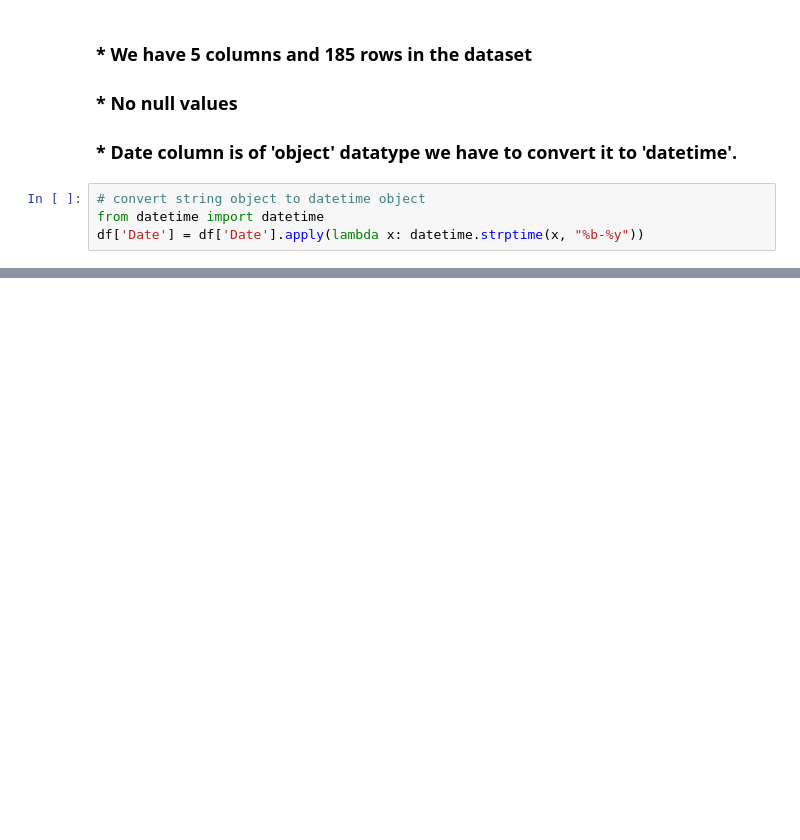
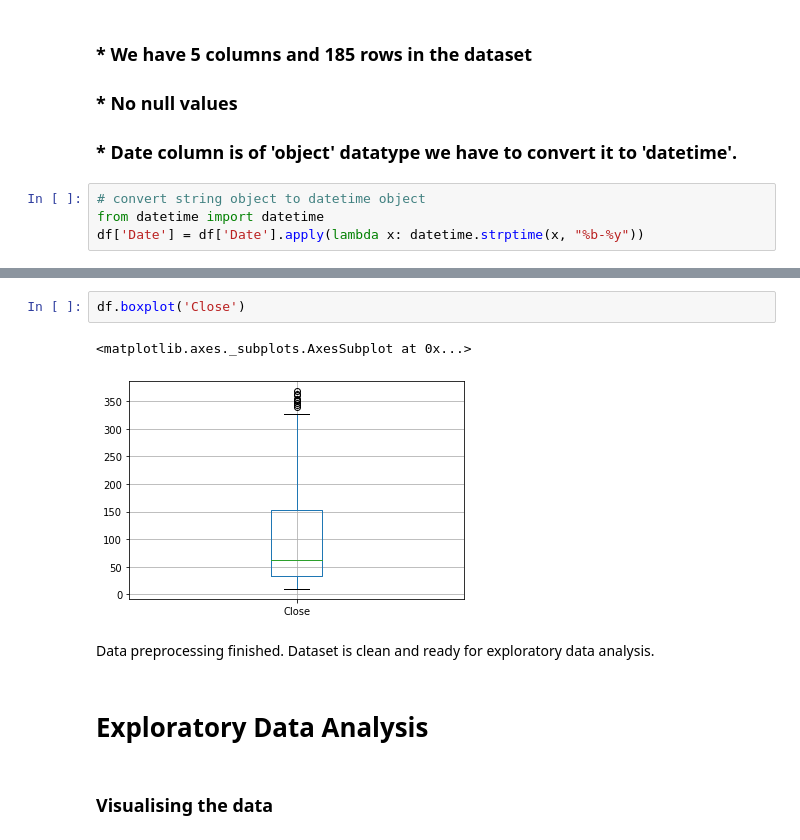
Before and after one commit to ShuklaRajni/Yes_Bank_Stock_Prices_Prediction_analysis, a Jupyter notebook: Yes_Bank_Stock_Closing_Price_Prediction_Capstone_Project_2.ipynb, the cells around one changed output, grey strips where cells are left out. Cells and saved outputs as stored; diff of their text form; blank space fills up the shorter version.

```diff
--- a/Yes_Bank_Stock_Closing_Price_Prediction_Capstone_Project_2.ipynb
+++ b/Yes_Bank_Stock_Closing_Price_Prediction_Capstone_Project_2.ipynb
@@ -151,0 +200,11 @@ df['Date'] = df['Date'].apply(lambda x: datetime.strptime(x, "%b-%y"))
+# %%
+df.boxplot('Close')
+# %% [output]
+<matplotlib.axes._subplots.AxesSubplot at 0x...>
+[figure, added]
+# %% [markdown]
+Data preprocessing finished. Dataset is clean and ready for exploratory data analysis.
+# %% [markdown]
+# **Exploratory Data Analysis**
+# %% [markdown]
+### **Visualising the data**
```
Also changed, not shown: parts of 10 cells of this notebook.
